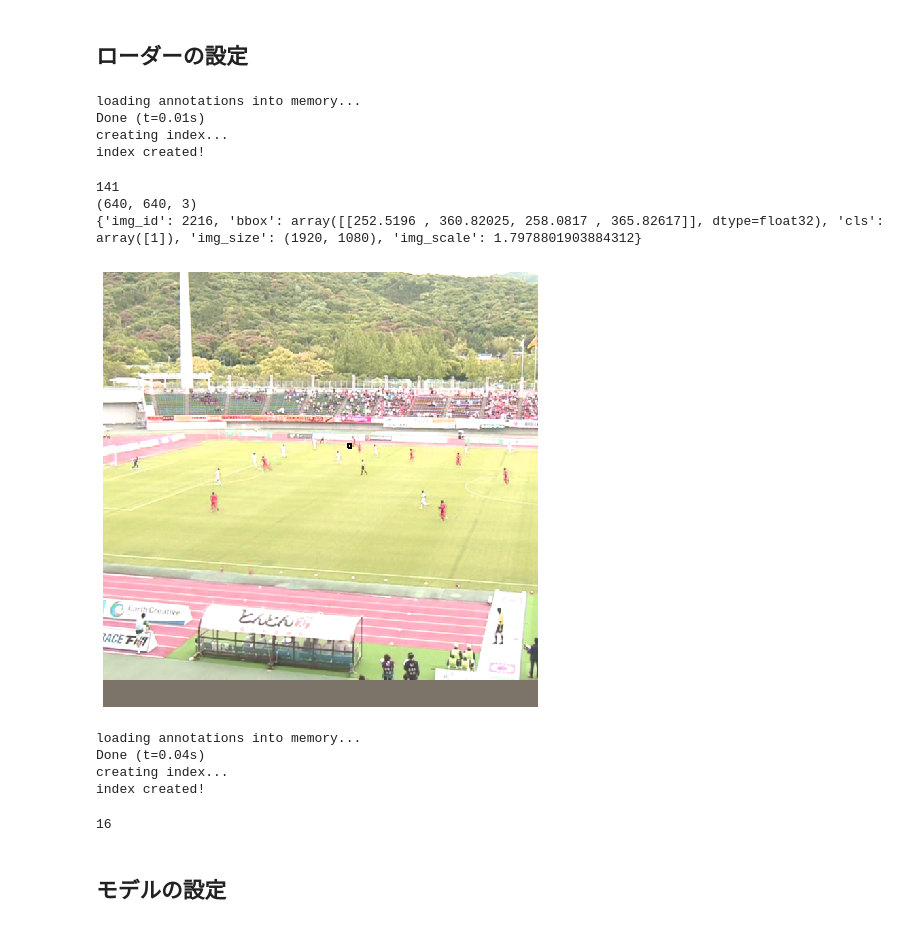
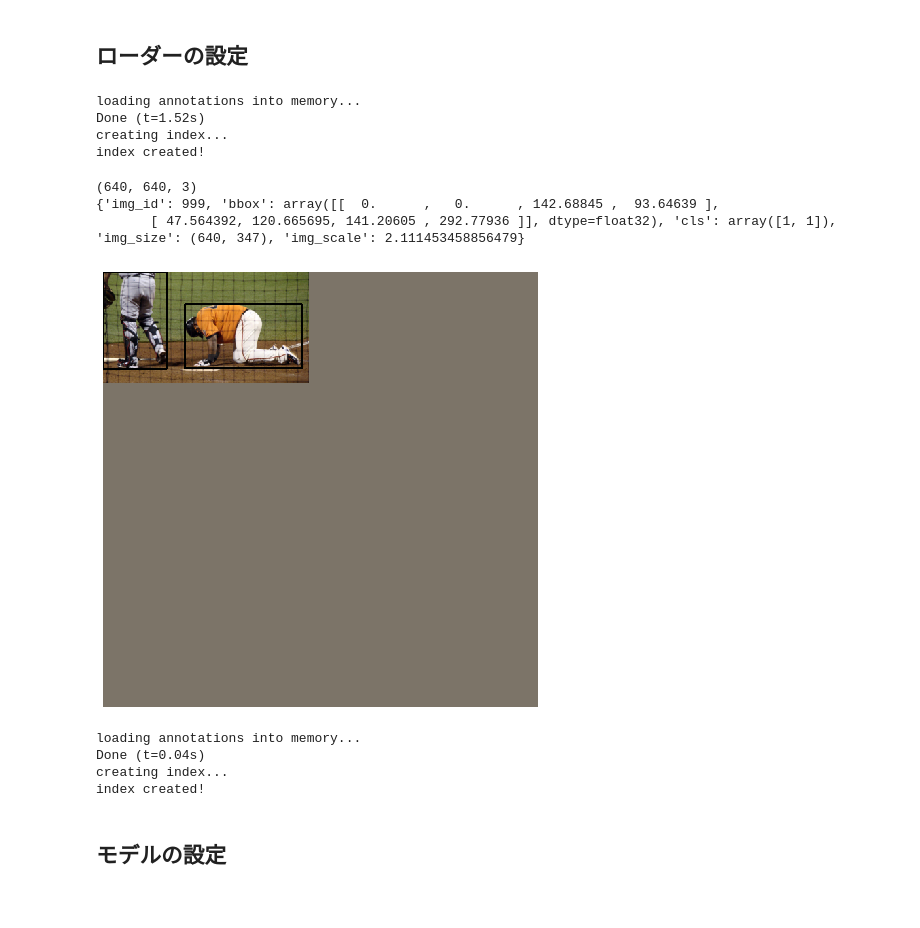
Before and after one commit to rwightman/efficientdet-pytorch, a Jupyter notebook: notebook/learning_efdet.ipynb, the cells around one changed output. Saved outputs shown, nothing was run; the diff lists cells and outputs as text; code cells hidden in the pictures.

```diff
--- a/notebook/learning_efdet.ipynb
+++ b/notebook/learning_efdet.ipynb
@@ -110,10 +68,10 @@ BatchSize = 20
 ## ローダーの設定
 # %%
 #dataset_train = CocoDetection('../../ballod_dataset/', "./annotations/train_ball_coco.json")
-dataset_train = CocoDetection("../", "../annotations/train_ball_coco.json")
+dataset_train = CocoDetection("./", "./train_cocoAno.json")
 # %% [output]
 loading annotations into memory...
-Done (t=0.01s)
+Done (t=1.52s)
 creating index...
 index created!
 # %%
@@ -122,21 +80,20 @@ loader_train = create_loader(dataset_train, batch_size=BatchSize, input_size=img
 # %%
 import matplotlib.pyplot as plt
 import cv2
-print(len(loader_train))
-img, target = dataset_train[2000]
+img, target = dataset_train[100]
 img = img.transpose(1,2,0)
 print(img.shape)
 fig, ax = plt.subplots(1, 1, figsize=(16, 8))
 print(target)
 boxes = target['bbox']
 for box in boxes:
     cv2.rectangle(img, (box[1], box[0]), (box[3],  box[2]), (0, 1, 0), 2)
 
 ax.set_axis_off()
 ax.imshow(img);
 # %% [output]
-141
 (640, 640, 3)
-{'img_id': 2216, 'bbox': array([[252.5196 , 360.82025, 258.0817 , 365.82617]], dtype=float32), 'cls': array([1]), 'img_size': (1920, 1080), 'img_scale': 1.7978801903884312}
+{'img_id': 999, 'bbox': array([[  0.      ,   0.      , 142.68845 ,  93.64639 ],
+       [ 47.564392, 120.665695, 141.20605 , 292.77936 ]], dtype=float32), 'cls': array([1, 1]), 'img_size': (640, 347), 'img_scale': 2.111453458856479}
-[figure, old version]
+[figure, new version]
 # %%
@@ -149,9 +106,6 @@ index created!
 # %%
 loader_eval = create_loader(dataset_eval, batch_size=BatchSize, input_size=img_size, is_training=False, use_prefetcher=True,
                             interpolation="", num_workers=1, distributed=False, pin_mem=False)
-print(len(loader_eval))
-# %% [output]
-16
 # %%
 evaluator = COCOEvaluator(dataset_eval.coco, distributed=False)
 # %% [markdown]
```
Also changed, not shown: parts of 10 cells of this notebook, 3 other files.
